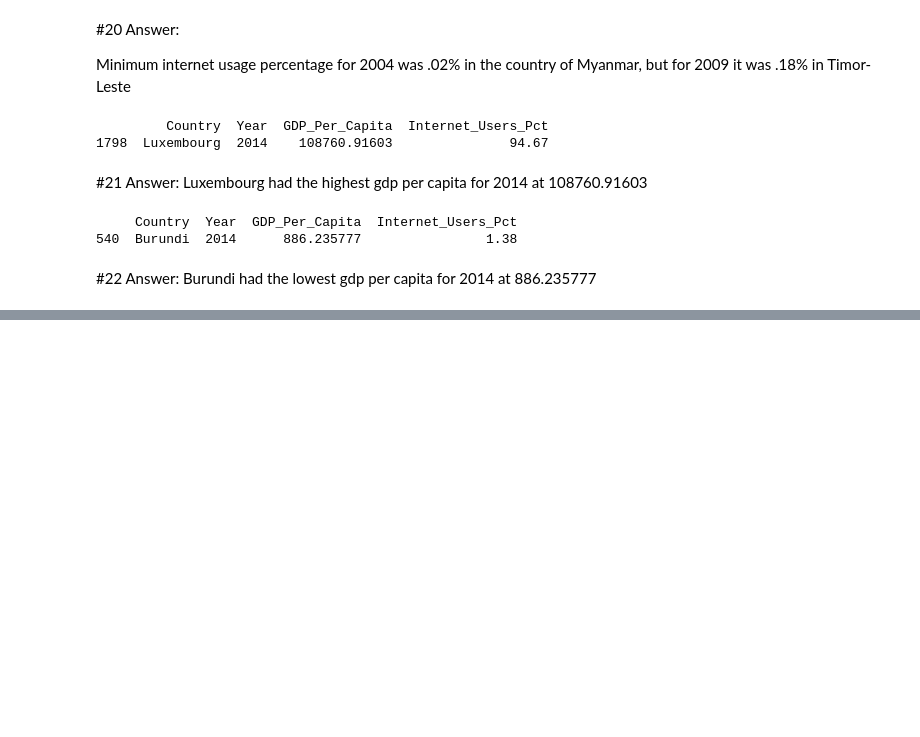
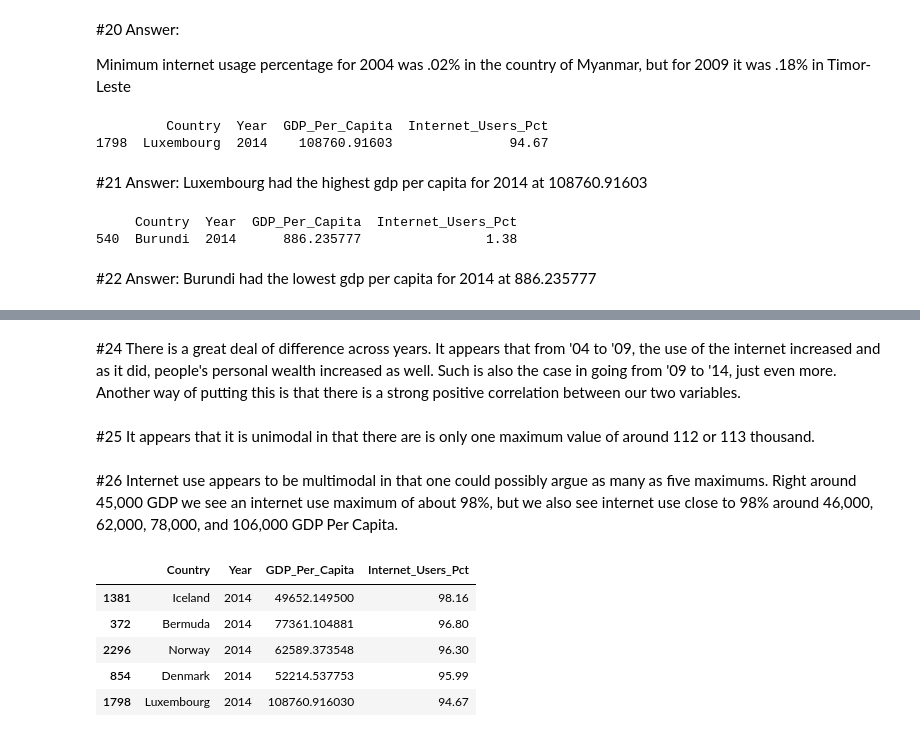
Before and after one commit to NSS-Data-Analytics-Cohort-6/gdp-and-internet-usage-jrthompson25, a Jupyter notebook: Notebooks/GDP_UN_Project.ipynb, the cells around one changed output, grey strips where cells are left out. Drawn from its saved outputs; the diff is of its cells as text; code cells hidden in the pictures; blank space fills up the shorter version.

```diff
--- a/Notebooks/GDP_UN_Project.ipynb
+++ b/Notebooks/GDP_UN_Project.ipynb
@@ -297,0 +325,21 @@ Burundi had the lowest gdp per capita for 2014 at 886.235777
+# %% [markdown]
+#24
+There is a great deal of difference across years. It appears that from '04 to '09, the use of the internet increased and as it did, people's personal wealth increased as well. Such is also the case in going from '09 to '14, just even more. Another way of putting this is that there is a strong positive correlation between our two variables.
+# %% [markdown]
+#25
+It appears that it is unimodal in that there are is only one maximum value of around 112 or 113 thousand.
+# %% [markdown]
+#26
+Internet use appears to be multimodal in that one could possibly argue as many as five maximums. Right around 45,000 GDP we see an internet use maximum of about 98%, but we also see internet use close to 98% around 46,000, 62,000, 78,000, and 106,000 GDP Per Capita.
+# %%
+#27
+
+year2014PercDesc = year2014_df.sort_values(by = 'Internet_Users_Pct', ascending=False)
+year2014PercDesc.head()
+# %% [output]
+|  | Country | Year | GDP_Per_Capita | Internet_Users_Pct |
+| 1381 | Iceland | 2014 | 49652.149500 | 98.16 |
+| 372 | Bermuda | 2014 | 77361.104881 | 96.80 |
+| 2296 | Norway | 2014 | 62589.373548 | 96.30 |
+| 854 | Denmark | 2014 | 52214.537753 | 95.99 |
+| 1798 | Luxembourg | 2014 | 108760.916030 | 94.67 |
```
Also changed, not shown: parts of 5 cells of this notebook.
